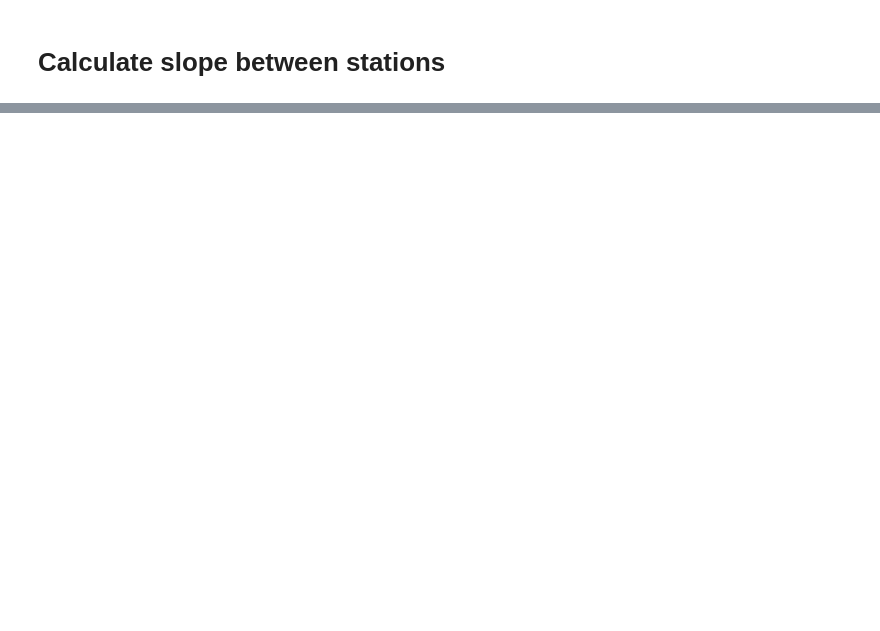
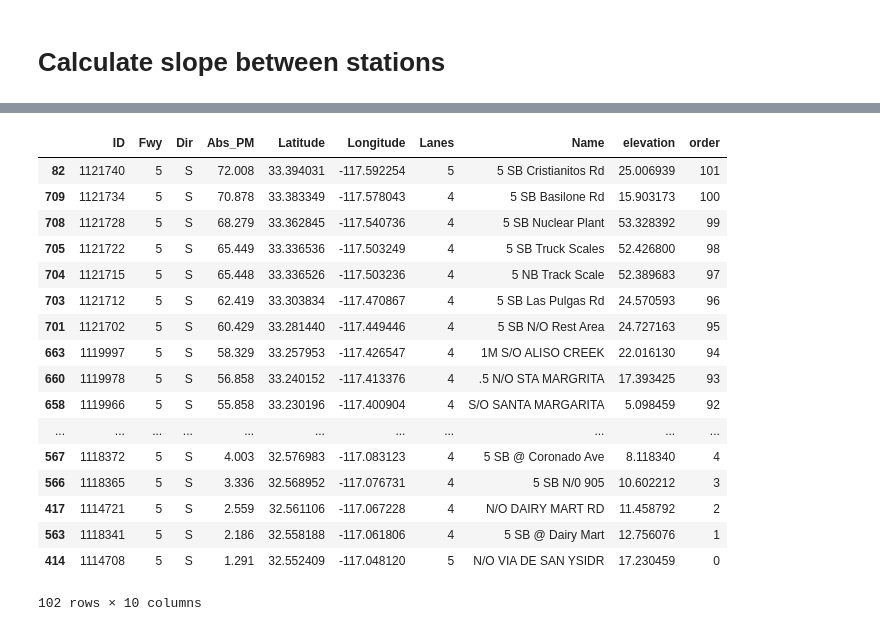
Before and after one commit to abrespect/DSE_Cohort2_Traffic_Capstone, a Jupyter notebook: cohort2/exploration/data_get_terrain.ipynb, the cells around one changed output, grey strips where cells are left out. Drawn from its saved outputs; the diff is of its cells as text; code cells hidden in the pictures; blank space fills up the shorter version.

```diff
--- a/cohort2/exploration/data_get_terrain.ipynb
+++ b/cohort2/exploration/data_get_terrain.ipynb
@@ -356,0 +358,21 @@ new_meta_frame_with_grade[new_meta_frame_with_grade.Type == 'ML'].to_csv('../dat
+# %%
+freeway_vectors_update['5_S']
+# %% [output]
+|  | ID | Fwy | Dir | Abs_PM | Latitude | Longitude | Lanes | Name | elevation | order |
+| 82 | 1121740 | 5 | S | 72.008 | 33.394031 | -117.592254 | 5 | 5 SB Cristianitos Rd | 25.006939 | 101 |
+| 709 | 1121734 | 5 | S | 70.878 | 33.383349 | -117.578043 | 4 | 5 SB Basilone Rd | 15.903173 | 100 |
+| 708 | 1121728 | 5 | S | 68.279 | 33.362845 | -117.540736 | 4 | 5 SB Nuclear Plant | 53.328392 | 99 |
+| 705 | 1121722 | 5 | S | 65.449 | 33.336536 | -117.503249 | 4 | 5 SB Truck Scales | 52.426800 | 98 |
+| 704 | 1121715 | 5 | S | 65.448 | 33.336526 | -117.503236 | 4 | 5 NB Track Scale | 52.389683 | 97 |
+| 703 | 1121712 | 5 | S | 62.419 | 33.303834 | -117.470867 | 4 | 5 SB Las Pulgas Rd | 24.570593 | 96 |
+| 701 | 1121702 | 5 | S | 60.429 | 33.281440 | -117.449446 | 4 | 5 SB N/O Rest Area | 24.727163 | 95 |
+| 663 | 1119997 | 5 | S | 58.329 | 33.257953 | -117.426547 | 4 | 1M S/O ALISO CREEK | 22.016130 | 94 |
+| 660 | 1119978 | 5 | S | 56.858 | 33.240152 | -117.413376 | 4 | .5 N/O STA MARGRITA | 17.393425 | 93 |
+| 658 | 1119966 | 5 | S | 55.858 | 33.230196 | -117.400904 | 4 | S/O SANTA MARGARITA | 5.098459 | 92 |
+| ... | ... | ... | ... | ... | ... | ... | ... | ... | ... | ... |
+| 567 | 1118372 | 5 | S | 4.003 | 32.576983 | -117.083123 | 4 | 5 SB @ Coronado Ave | 8.118340 | 4 |
+| 566 | 1118365 | 5 | S | 3.336 | 32.568952 | -117.076731 | 4 | 5 SB N/0 905 | 10.602212 | 3 |
+| 417 | 1114721 | 5 | S | 2.559 | 32.561106 | -117.067228 | 4 | N/O DAIRY MART RD | 11.458792 | 2 |
+| 563 | 1118341 | 5 | S | 2.186 | 32.558188 | -117.061806 | 4 | 5 SB @ Dairy Mart | 12.756076 | 1 |
+| 414 | 1114708 | 5 | S | 1.291 | 32.552409 | -117.048120 | 5 | N/O VIA DE SAN YSIDR | 17.230459 | 0 |
+102 rows × 10 columns
```
Also changed, not shown: parts of 59 cells of this notebook, 4 other files.
